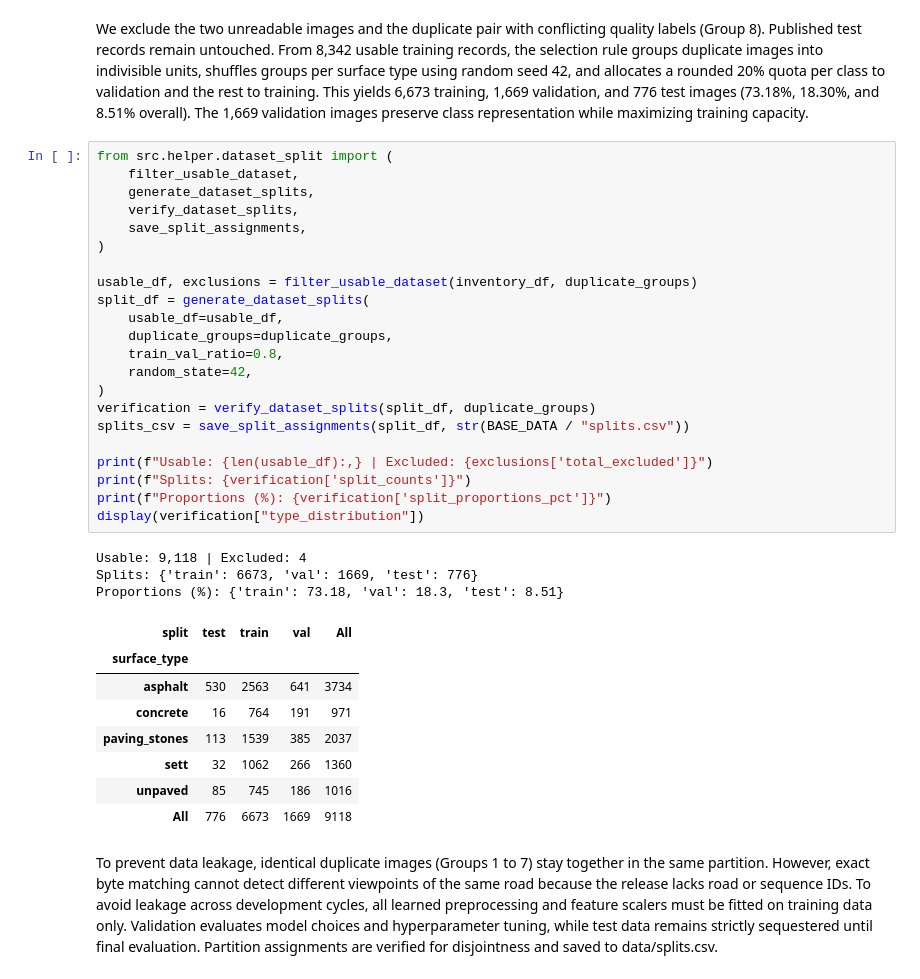
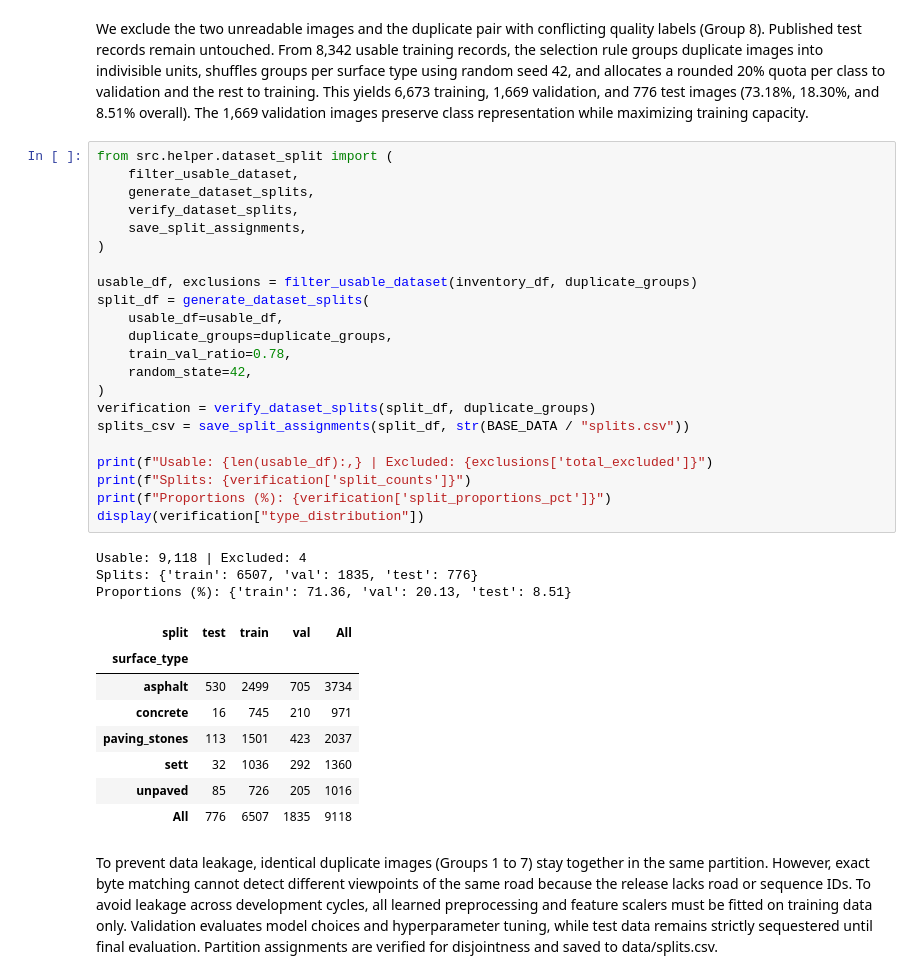
Before and after one commit to anthonyandrei/csc930m-project, a Jupyter notebook: src/phase-1.ipynb, the cells around one changed output. Saved outputs shown, nothing was run; the diff lists cells and outputs as text.

Commit message:
datasplit: update data split to 70 20 10

```diff
--- a/src/phase-1.ipynb
+++ b/src/phase-1.ipynb
@@ -316,37 +316,37 @@ We exclude the two unreadable images and the duplicate pair with conflicting qua
 # %%
 from src.helper.dataset_split import (
     filter_usable_dataset,
     generate_dataset_splits,
     verify_dataset_splits,
     save_split_assignments,
 )
 
 usable_df, exclusions = filter_usable_dataset(inventory_df, duplicate_groups)
 split_df = generate_dataset_splits(
     usable_df=usable_df,
     duplicate_groups=duplicate_groups,
-    train_val_ratio=0.8,
+    train_val_ratio=0.78,
     random_state=42,
 )
 verification = verify_dataset_splits(split_df, duplicate_groups)
 splits_csv = save_split_assignments(split_df, str(BASE_DATA / "splits.csv"))
 
 print(f"Usable: {len(usable_df):,} | Excluded: {exclusions['total_excluded']}")
 print(f"Splits: {verification['split_counts']}")
 print(f"Proportions (%): {verification['split_proportions_pct']}")
 display(verification["type_distribution"])
 # %% [output]
 Usable: 9,118 | Excluded: 4
-Splits: {'train': 6673, 'val': 1669, 'test': 776}
-Proportions (%): {'train': 73.18, 'val': 18.3, 'test': 8.51}
+Splits: {'train': 6507, 'val': 1835, 'test': 776}
+Proportions (%): {'train': 71.36, 'val': 20.13, 'test': 8.51}
 | split | test | train | val | All |
 | surface_type |  |  |  |  |
-| asphalt | 530 | 2563 | 641 | 3734 |
-| concrete | 16 | 764 | 191 | 971 |
-| paving_stones | 113 | 1539 | 385 | 2037 |
-| sett | 32 | 1062 | 266 | 1360 |
-| unpaved | 85 | 745 | 186 | 1016 |
-| All | 776 | 6673 | 1669 | 9118 |
+| asphalt | 530 | 2499 | 705 | 3734 |
+| concrete | 16 | 745 | 210 | 971 |
+| paving_stones | 113 | 1501 | 423 | 2037 |
+| sett | 32 | 1036 | 292 | 1360 |
+| unpaved | 85 | 726 | 205 | 1016 |
+| All | 776 | 6507 | 1835 | 9118 |
 # %% [markdown]
 To prevent data leakage, identical duplicate images (Groups 1 to 7) stay together in the same partition. However, exact byte matching cannot detect different viewpoints of the same road because the release lacks road or sequence IDs. To avoid leakage across development cycles, all learned preprocessing and feature scalers must be fitted on training data only. Validation evaluates model choices and hyperparameter tuning, while test data remains strictly sequestered until final evaluation. Partition assignments are verified for disjointness and saved to data/splits.csv.
 # %% [markdown]
```
